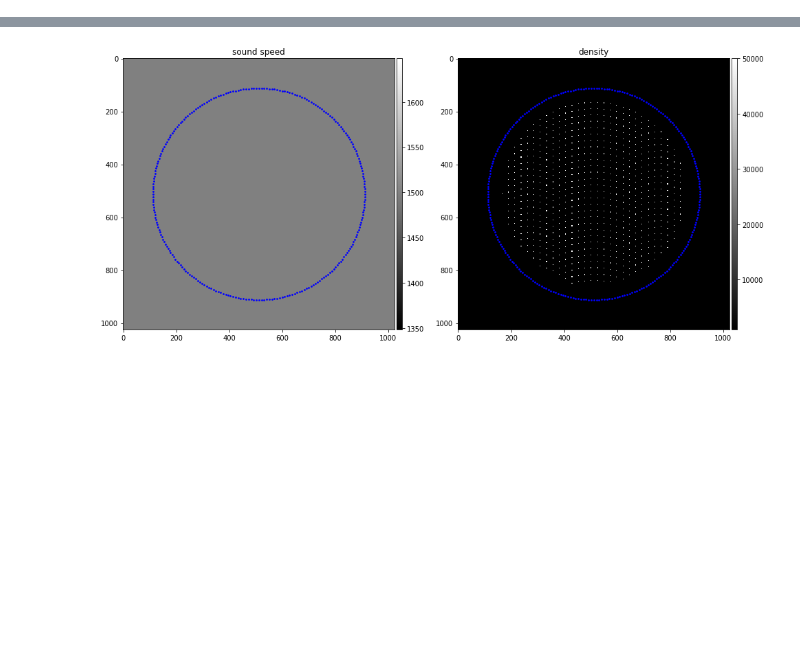
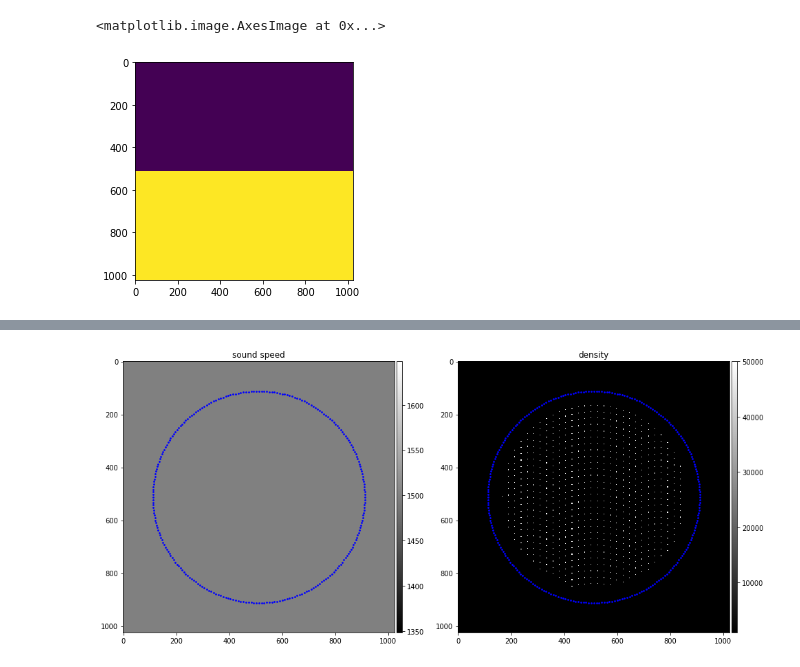
Before and after one commit to physicsru/Breast-Cancer-Detection, a Jupyter notebook: preprocess/tmp.ipynb, the cells around one changed output, grey strips where cells are left out. Cells and saved outputs as stored; diff of their text form; code cells hidden in the pictures; blank space fills up the shorter version.

```diff
--- a/preprocess/tmp.ipynb
+++ b/preprocess/tmp.ipynb
@@ -16,0 +49,5 @@ rf = RFdata(os.path.join(MOUNT_PATH, "nb_usctsim/sim_009_wire/trial_001"))
+# %%
+plt.imshow(cc)
+# %% [output]
+<matplotlib.image.AxesImage at 0x...>
+[figure, added]
```
Also changed, not shown: parts of 19 cells of this notebook, 4 other files.
